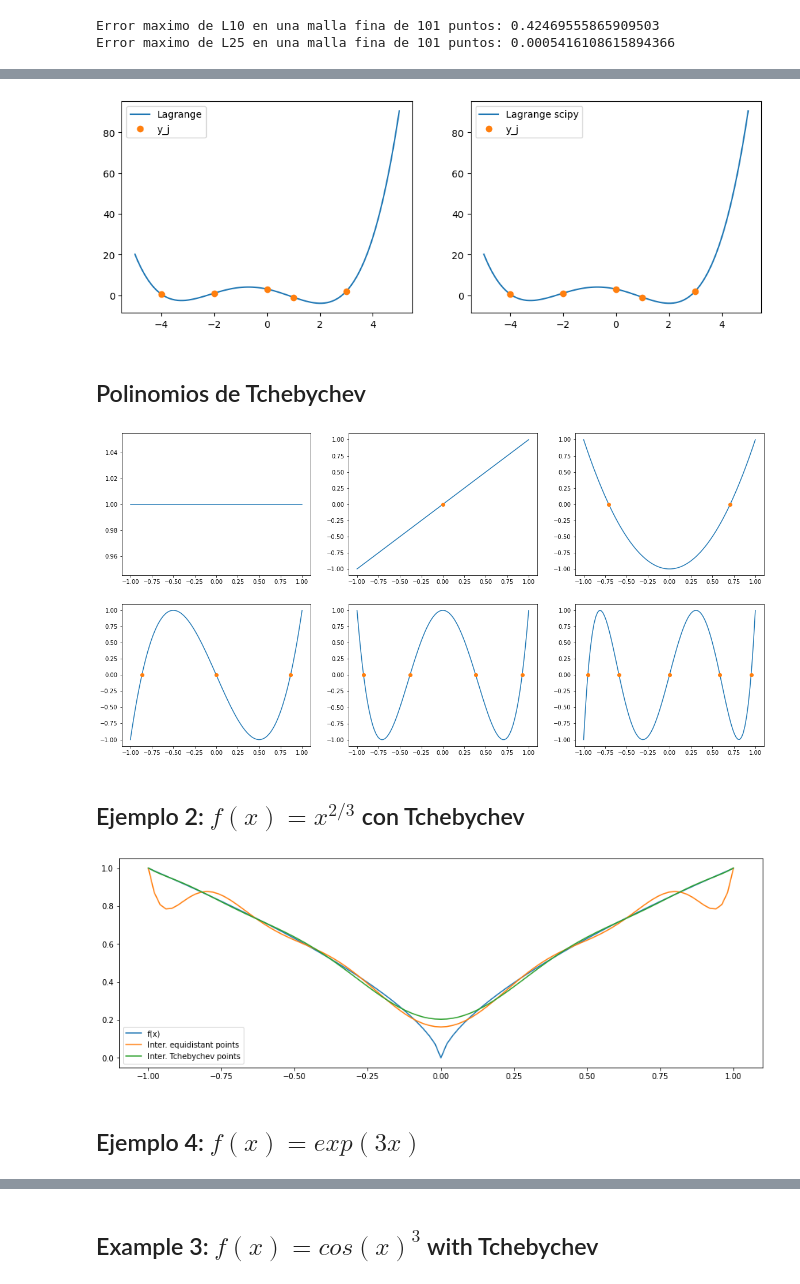
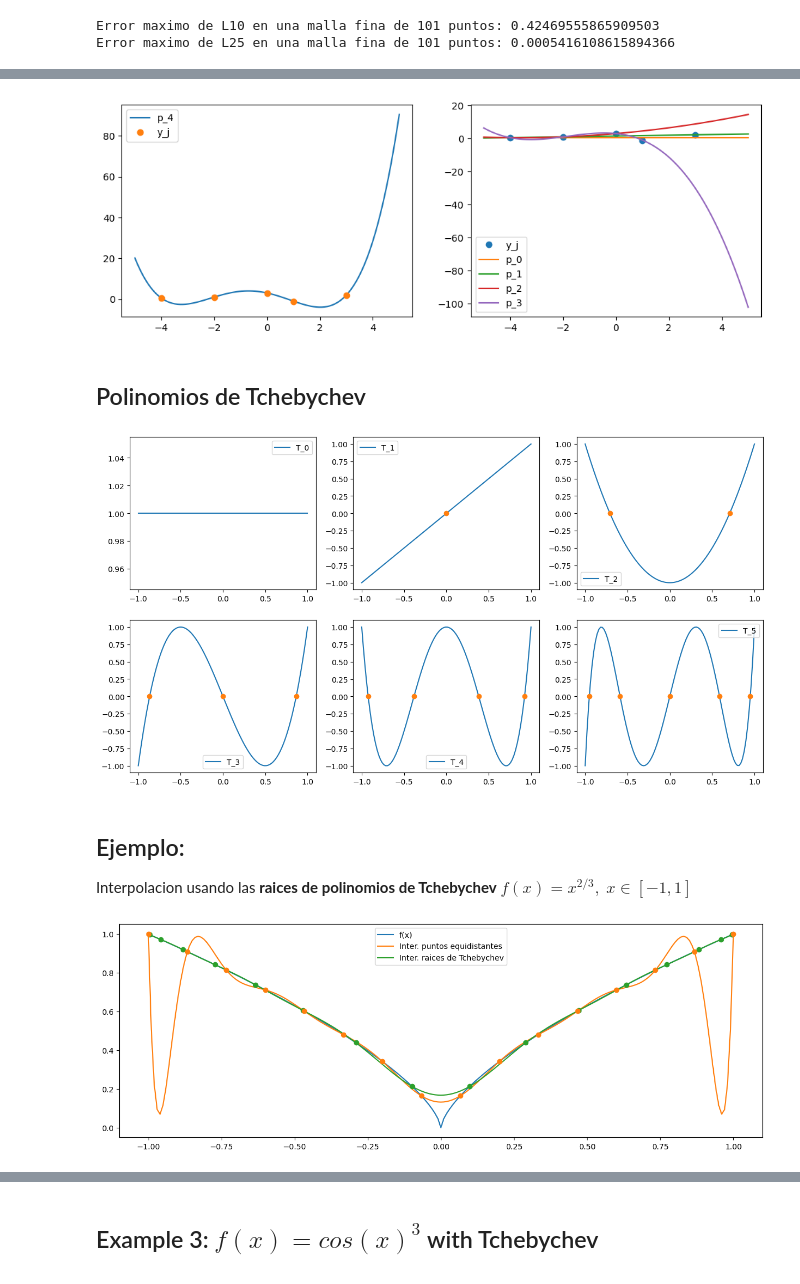
Before and after one commit to ManuelSanchezUribe/MAT2605_UC, a Jupyter notebook: Jupyter_notebooks_clases/Capitulo5_Approximacion_de_funciones.ipynb, the cells around one changed output, grey strips where cells are left out. Drawn from its saved outputs; the diff is of its cells as text; code cells hidden in the pictures.

```diff
--- a/Jupyter_notebooks_clases/Capitulo5_Approximacion_de_funciones.ipynb
+++ b/Jupyter_notebooks_clases/Capitulo5_Approximacion_de_funciones.ipynb
@@ -233,64 +247,75 @@ def Newton_interpolante(x,coefficients,t):
     return result
 # %%
 x = np.array([-4.0,-2.0,0,1.0,3.0])
-
 y = np.array([0.5,1.0,3.0,-1.0,2.0])
 
 ff= calcular_diferencias_divididas(x, y)
+
 pn = lambda t: Newton_interpolante(x,ff,t)
+p0 = lambda t: ff[0] + 0*t
+p1 = lambda t: Newton_interpolante(x[:2], ff[:2],t)
+p2 = lambda t: Newton_interpolante(x[:3], ff[:3],t)
+p3 = lambda t: Newton_interpolante(x[:4], ff[:4],t)
+p4 = lambda t: Newton_interpolante(x[:5], ff[:5],t)
 fig, ax = plt.subplots(1, 2, figsize=(12,4))
 xplot = np.linspace(-5,5,100)
-ax[0].plot(xplot, pn(xplot),label='Lagrange')
+ax[0].plot(xplot, p4(xplot),label='p_4')
 ax[0].plot(x, y, 'o', label='y_j')
-ax[1].plot(xplot, pn_sp(xplot),label='Lagrange scipy')
+# ax[1].plot(xplot, p4(xplot),label='p_4')
 ax[1].plot(x, y, 'o', label='y_j')
+ax[1].plot(xplot, p0(xplot),label='p_0')
+ax[1].plot(xplot, p1(xplot),label='p_1')
+ax[1].plot(xplot, p2(xplot),label='p_2')
+ax[1].plot(xplot, p3(xplot),label='p_3')
+
 ax[0].legend()
 ax[1].legend()
 plt.show()
 # %% [output]
-[figure, old version]
+[figure, new version]
 # %% [markdown]
 ## Polinomios de Tchebychev
 # %%
 # Tchebyshev zeros T_k
 T_0 = lambda x: 1.0 + 0*x
 T_1 = lambda x: x
 T_2 = lambda x: 2*x*T_1(x) - T_0(x)
 T_3 = lambda x: 2*x*T_2(x) - T_1(x)
 T_4 = lambda x: 2*x*T_3(x) - T_2(x)
 T_5 = lambda x: 2*x*T_4(x) - T_3(x)
 
-fig, axs = plt.subplots(2, 3, figsize=(20,10))
+fig, axs = plt.subplots(2, 3, figsize=(15,8))
 xplot = np.linspace(-1,1,100)
 list_plot = [[0,0],[0,1],[0,2],[1,0],[1,1],[1,2]]
 T_chev = [T_0, T_1, T_2, T_3, T_4, T_5]
+T_label = ['T_0' , 'T_1', 'T_2', 'T_3', 'T_4', 'T_5']
 for k in range(6):
-    axs[list_plot[k][0],list_plot[k][1]].plot(xplot, T_chev[k](xplot))
-# end for
+    axs[list_plot[k][0],list_plot[k][1]].plot(xplot, T_chev[k](xplot), label = T_label[k])
+    axs[list_plot[k][0],list_plot[k][1]].legend()
 
 # zeros en [-1,1]
 def Tchebychev_zeros(k):
     z = np.zeros(k)
     for i in range(k):
         z[i] = np.cos((2.0*i+1)*np.pi/(2.0*k))
-    #end for
     return z
 
 # zeros
 for k in range(1,6):
     z = Tchebychev_zeros(k)
     axs[list_plot[k][0], list_plot[k][1]].plot(z, T_chev[k](z),'o')
 
 plt.show()
 # %% [output]
-[figure, old version]
+[figure, new version]
 # %% [markdown]
-## Ejemplo 2: $f(x) = x^{2/3}$ con Tchebychev
+## Ejemplo:
+Interpolacion usando las **raices de polinomios de Tchebychev** $f(x) = x^{2/3},\;x\in[-1,1]$
 # %%
 # Interpolation points
 a = -1
 b = 1
-n = 11
+n = 15
 x = np.linspace(a,b,n+1)
 
 # function
@@ -303,20 +328,19 @@ np.set_printoptions(precision=3)
 sol2 = np.linalg.solve(V,f2(x))
 s2 = lambda x: sum([sol2[j]*x**j for j in range(n+1)])
 
-# linear system tchebichev points
+# linear system Tchebychev points
 z = Tchebychev_zeros(n+1)
 Vz = vander(z, increasing=True)
 sol2_T = np.linalg.solve(Vz,f2(z))
 s2_T = lambda x: sum([sol2_T[j]*x**j for j in range(n+1)])
 fig, axs = plt.subplots(1, 1, figsize=(15,5))
-xplot = np.linspace(a, b, 101)
-axs.plot(xplot, f2(xplot))
-axs.plot(xplot, s2(xplot))
-#axs[1].plot(xplot, f2(xplot))
-axs.plot(xplot, s2_T(xplot))
-axs.legend(['f(x)','Inter. equidistant points','Inter. Tchebychev points'])
+xplot = np.linspace(a, b, 201)
+axs.plot(xplot, f2(xplot), color= 'C00')
+axs.plot(xplot, s2(xplot), color='C01')
+axs.plot(xplot, s2_T(xplot), color ='C02')
+axs.plot(z, f2(z), 'o', color='C02')
+axs.plot(x, f2(x), 'o', color='C01')
+axs.legend(['f(x)','Inter. puntos equidistantes','Inter. raices de Tchebychev'])
 plt.show()
 # %% [output]
-[figure, old version]
+[figure, new version]
-# %% [markdown]
-## Ejemplo 4: $f(x) = exp(3x)$
```
Also changed, not shown: parts of 7 cells of this notebook, 1 other file.
